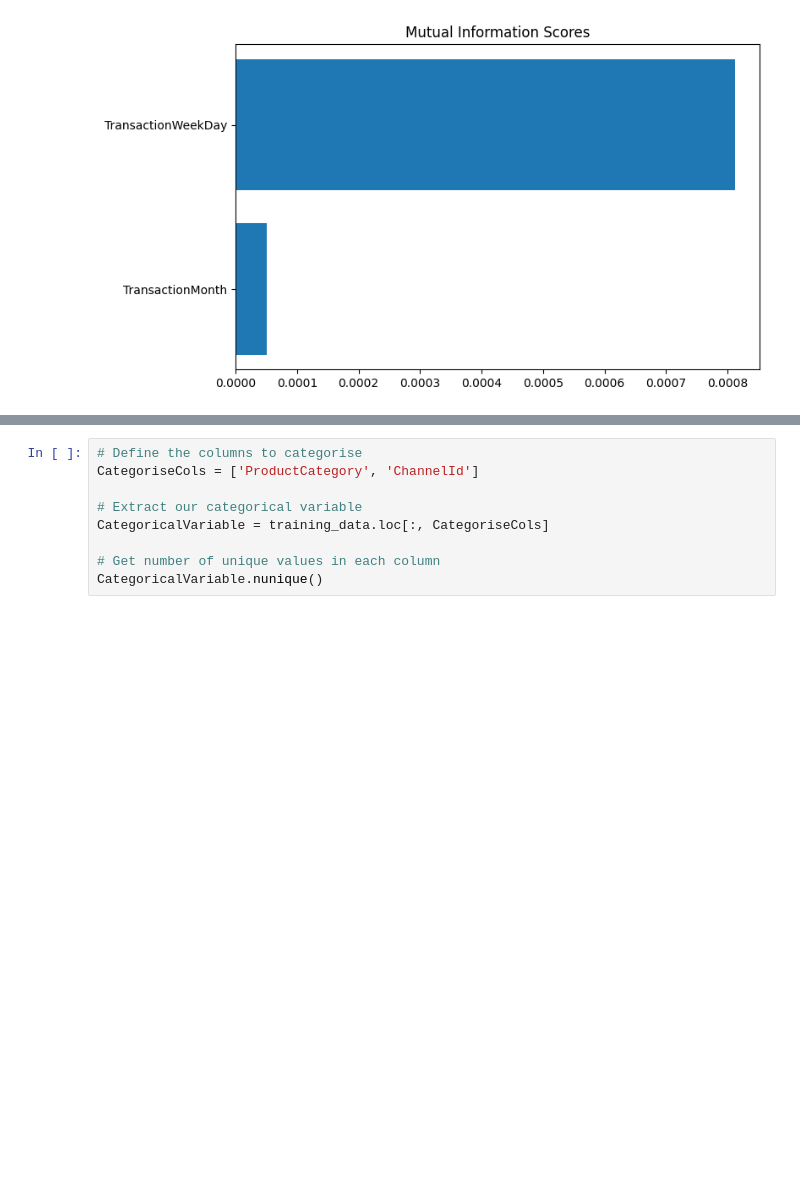
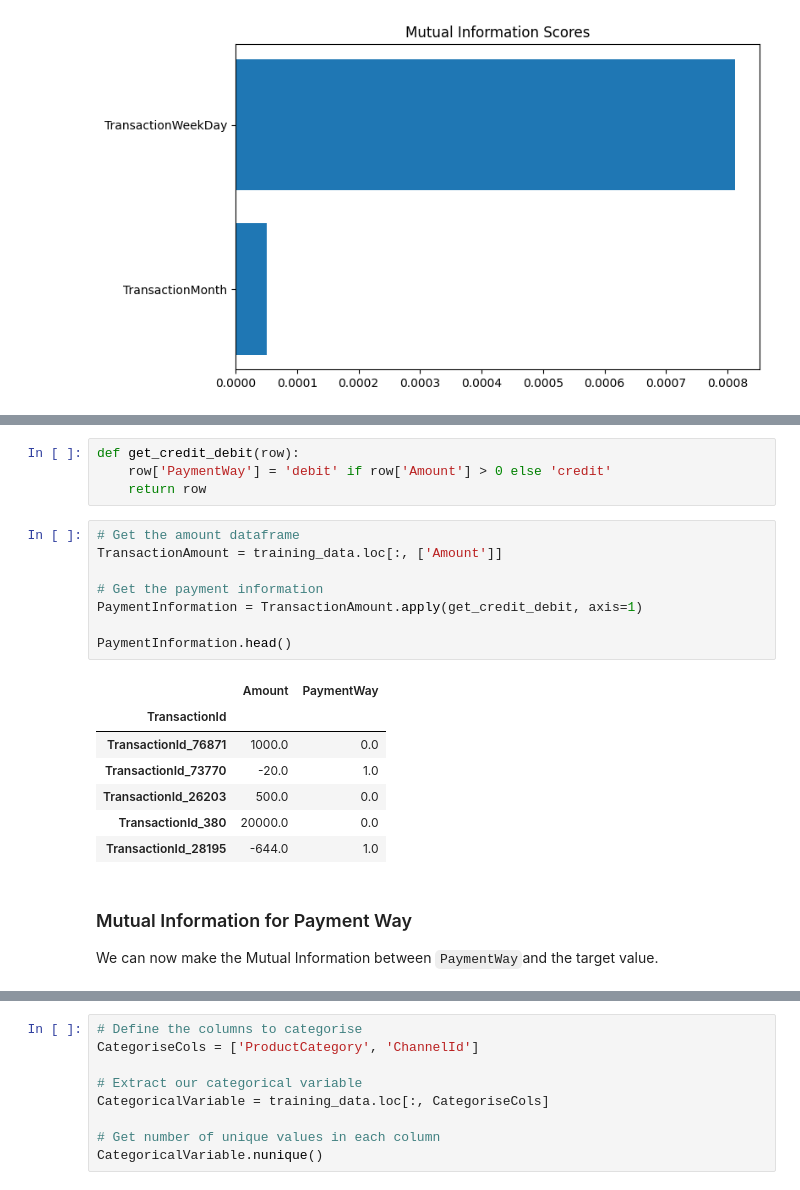
Before and after one commit to alex210501/AI5L-L1-FraudDetection, a Jupyter notebook: ml_project.ipynb, the cells around one changed output, grey strips where cells are left out. Saved outputs shown, nothing was run; the diff lists cells and outputs as text; blank space fills up the shorter version.

```diff
--- a/ml_project.ipynb
+++ b/ml_project.ipynb
@@ -252,0 +269,24 @@ plot_mi_scores(mi_scores)
+# %%
+def get_credit_debit(row):
+    row['PaymentWay'] = 'debit' if row['Amount'] > 0 else 'credit'
+    return row
+# %%
+# Get the amount dataframe
+TransactionAmount = training_data.loc[:, ['Amount']]
+
+# Get the payment information
+PaymentInformation = TransactionAmount.apply(get_credit_debit, axis=1)
+
+PaymentInformation.head()
+# %% [output]
+|  | Amount | PaymentWay |
+| TransactionId |  |  |
+| TransactionId_76871 | 1000.0 | 0.0 |
+| TransactionId_73770 | -20.0 | 1.0 |
+| TransactionId_26203 | 500.0 | 0.0 |
+| TransactionId_380 | 20000.0 | 0.0 |
+| TransactionId_28195 | -644.0 | 1.0 |
+# %% [markdown]
+### Mutual Information for Payment Way
+
+We can now make the Mutual Information between `PaymentWay`and the target value.
```
Also changed, not shown: parts of 6 cells of this notebook.
